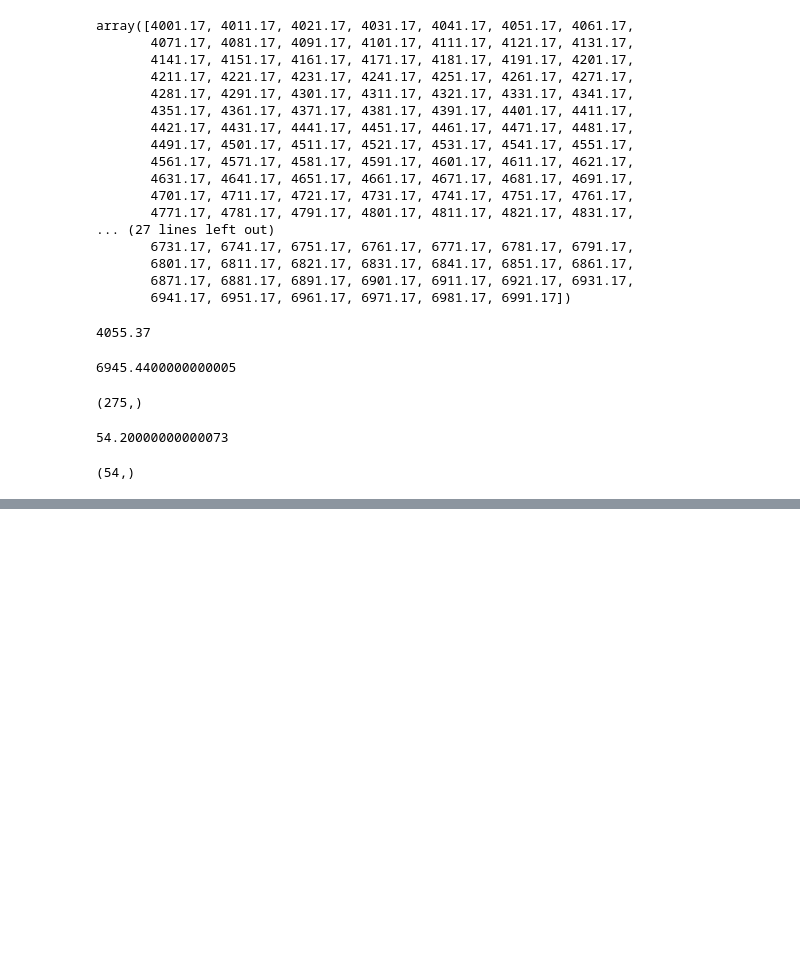
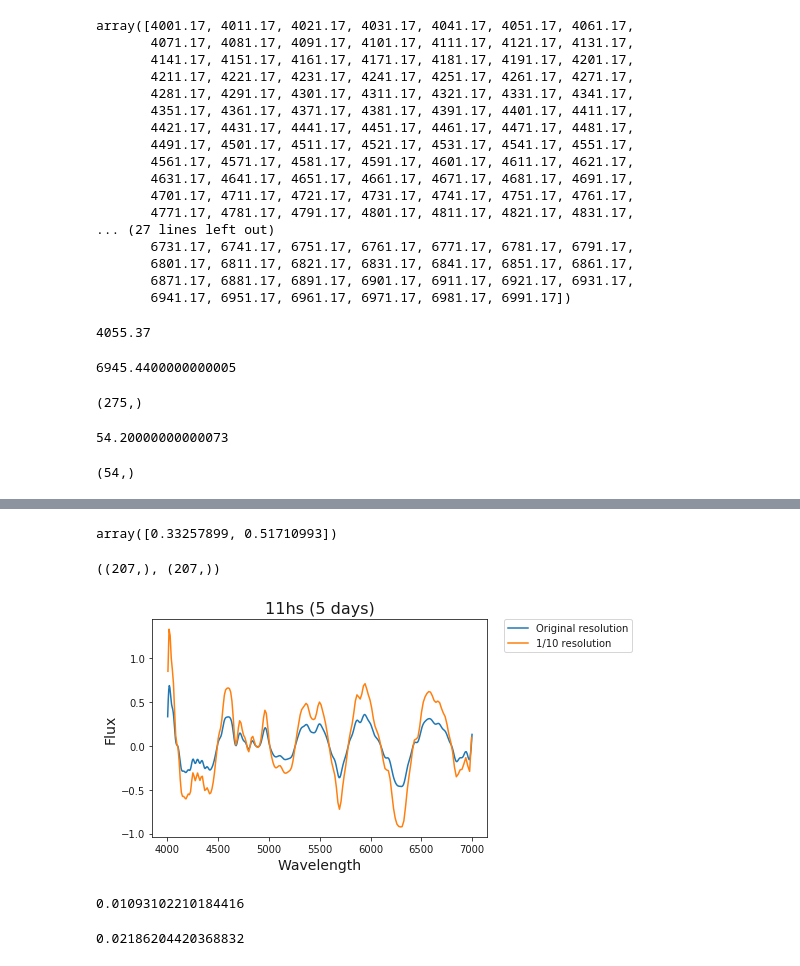
Before and after one commit to umerudel/SESNspectraPCA, a Jupyter notebook: code/binspectra_2.ipynb, the cells around one changed output, grey strips where cells are left out. Cells and saved outputs as stored; diff of their text form; code cells hidden in the pictures; blank space fills up the shorter version.

```diff
--- a/code/binspectra_2.ipynb
+++ b/code/binspectra_2.ipynb
@@ -322,0 +360,4 @@ array([], dtype=float64)
+# %%
+N=2
+i = 400
+wvl[i:i+N].sum()/N
@@ -322,0 +390,40 @@ array([], dtype=float64)
+# %%
+flux[0:2]
+# %% [output]
+array([0.33257899, 0.51710993])
+# %%
+def binspectra(wvl, flux, N):
+    wnew = [wvl[i:i+N].sum()/N for i in range(0,len(wvl),N)]
+    wnew = np.asarray(wnew)
+    fnew = [flux[i:i+N].sum() for i in range(0,len(wvl),N)]
+    fnew = np.asarray(fnew)
+
+    return wnew, fnew
+# %%
+wvl = dataset5["11hs"].wavelengths
+y_11hs = dataset5["11hs"].data
+flux = y_11hs.astype('float64')
+# %%
+newspectra = binspectra(wvl, flux, 2)
+# %%
+newspectra[0].shape, newspectra[1].shape
+# %% [output]
+((207,), (207,))
+# %%
+plt.plot(wvl, flux, label="Original resolution")
+plt.plot(newspectra[0], newspectra[1], label="1/10 resolution")
+plt.xlabel('Wavelength', fontsize=14)
+plt.ylabel('Flux', fontsize=14)
+plt.title('11hs (5 days)', fontsize=16)
+plt.legend(bbox_to_anchor=(1.05, 1), loc='upper left', borderaxespad=0.)
+plt.show()
+# %% [output]
+[figure, added]
+# %%
+mean(flux)
+# %% [output]
+0.01093102210184416
+# %%
+mean(newspectra[1])
+# %% [output]
+0.02186204420368832
```
Also changed, not shown: parts of 21 cells of this notebook.
